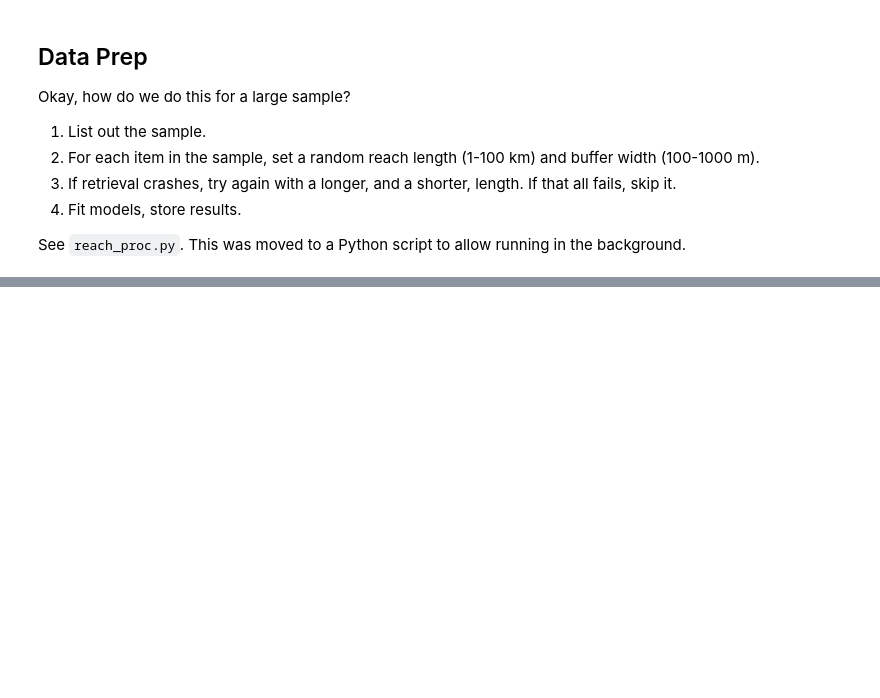
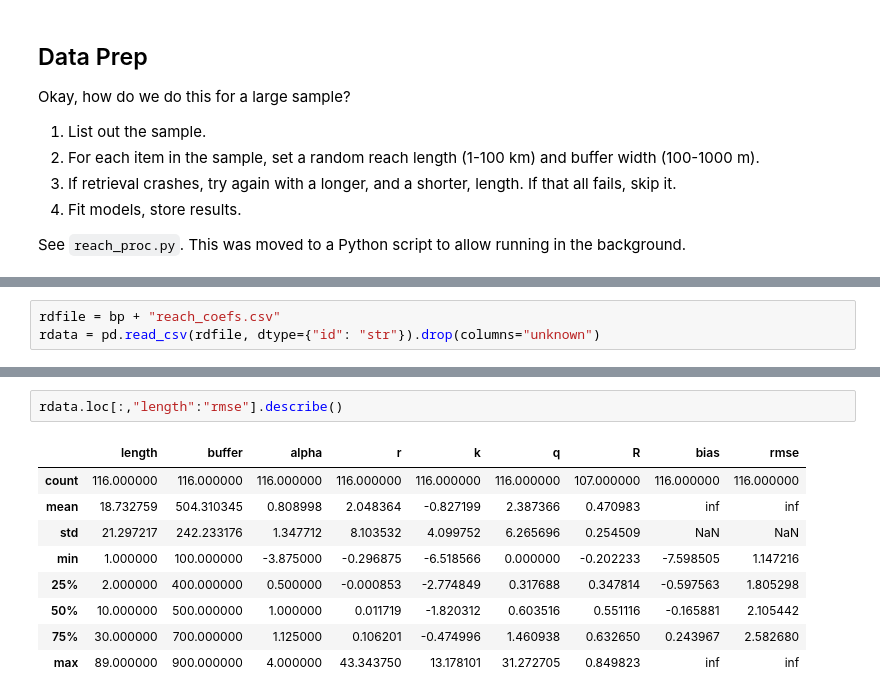
Before and after one commit to mines-ciroh/TempEst-NEWT, a Jupyter notebook: reach_analysis.ipynb, the cells around one changed output, grey strips where cells are left out. Cells and saved outputs as stored; diff of their text form; blank space fills up the shorter version.

```diff
--- a/reach_analysis.ipynb
+++ b/reach_analysis.ipynb
@@ -382,0 +383,3 @@ See `reach_proc.py`.  This was moved to a Python script to allow running in the
+# %%
+rdfile = bp + "reach_coefs.csv"
+rdata = pd.read_csv(rdfile, dtype={"id": "str"}).drop(columns="unknown")
@@ -382,0 +403,12 @@ See `reach_proc.py`.  This was moved to a Python script to allow running in the
+# %%
+rdata.loc[:,"length":"rmse"].describe()
+# %% [output]
+|  | length | buffer | alpha | r | k | q | R | bias | rmse |
+| count | 116.000000 | 116.000000 | 116.000000 | 116.000000 | 116.000000 | 116.000000 | 107.000000 | 116.000000 | 116.000000 |
+| mean | 18.732759 | 504.310345 | 0.808998 | 2.048364 | -0.827199 | 2.387366 | 0.470983 | inf | inf |
+| std | 21.297217 | 242.233176 | 1.347712 | 8.103532 | 4.099752 | 6.265696 | 0.254509 | NaN | NaN |
+| min | 1.000000 | 100.000000 | -3.875000 | -0.296875 | -6.518566 | 0.000000 | -0.202233 | -7.598505 | 1.147216 |
+| 25% | 2.000000 | 400.000000 | 0.500000 | -0.000853 | -2.774849 | 0.317688 | 0.347814 | -0.597563 | 1.805298 |
+| 50% | 10.000000 | 500.000000 | 1.000000 | 0.011719 | -1.820312 | 0.603516 | 0.551116 | -0.165881 | 2.105442 |
+| 75% | 30.000000 | 700.000000 | 1.125000 | 0.106201 | -0.474996 | 1.460938 | 0.632650 | 0.243967 | 2.582680 |
+| max | 89.000000 | 900.000000 | 4.000000 | 43.343750 | 13.178101 | 31.272705 | 0.849823 | inf | inf |
```
Also changed, not shown: parts of 8 cells of this notebook, 2 other files.
